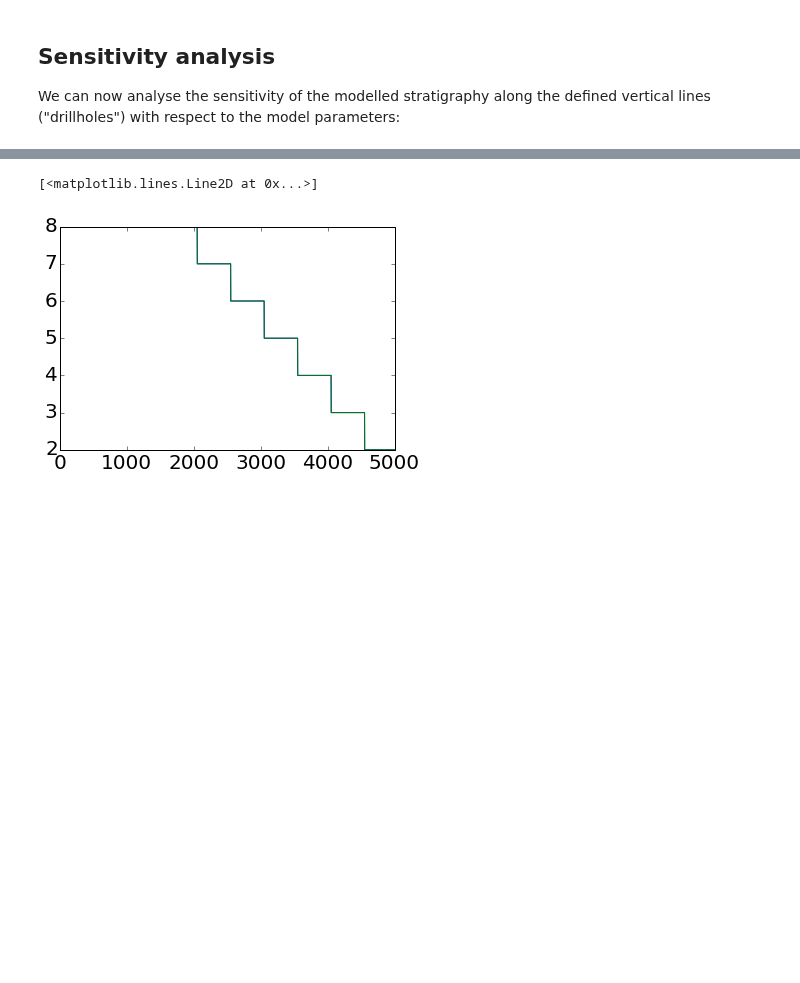
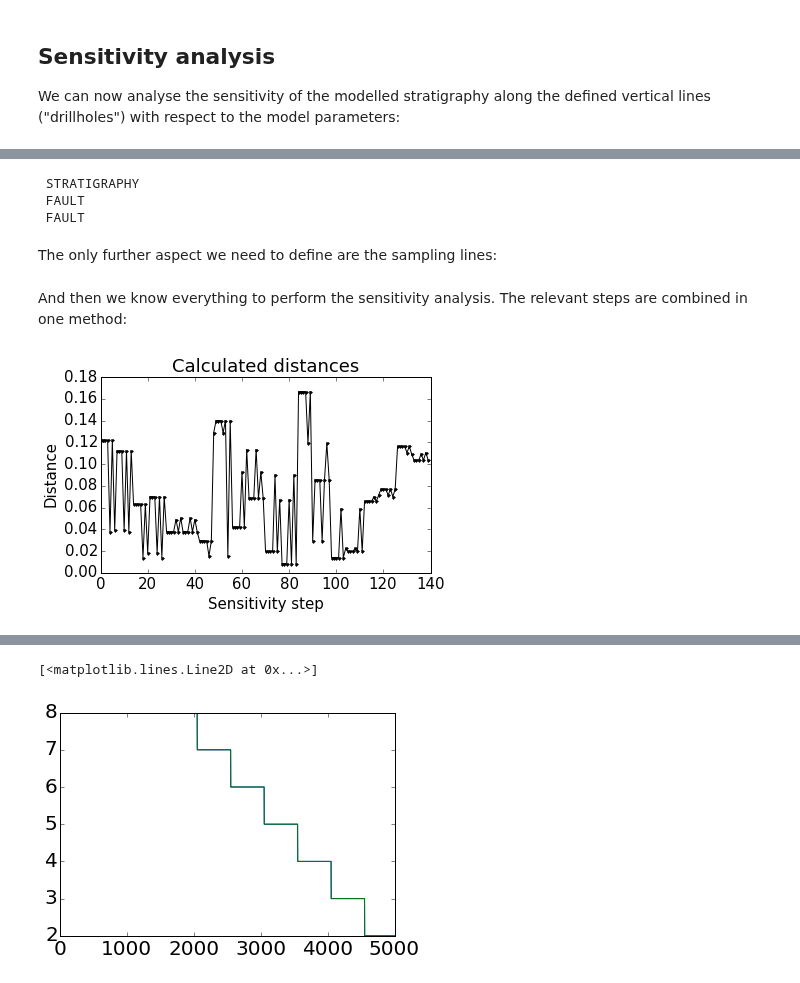
Before and after one commit to cgre-aachen/pynoddy, a Jupyter notebook: docs/notebooks/9-Sensitivity-Analysis.ipynb, the cells around one changed output, grey strips where cells are left out. Saved outputs shown, nothing was run; the diff lists cells and outputs as text; code cells hidden in the pictures; blank space fills up the shorter version.

```diff
--- a/docs/notebooks/9-Sensitivity-Analysis.ipynb
+++ b/docs/notebooks/9-Sensitivity-Analysis.ipynb
@@ -177,0 +195,20 @@ sa.events[3].properties['Dip Direction']
+# %%
+reload(pynoddy.history)
+reload(pynoddy.experiment)
+# Start again with the original model
+his_filename = "two_faults_sensi.his"
+sa = pynoddy.experiment.SensitivityAnalysis(history = his_filename)
+sa.load_parameter_file("params_fault_model.csv")
+# %% [output]
+ STRATIGRAPHY
+ FAULT
+ FAULT
+# %% [markdown]
+The only further aspect we need to define are the sampling lines:
+# %%
+# sa.add_sampling_line(5000, 3500, label = 'centre')
+sa.add_sampling_line(2500, 3500, label = 'left')
+# sa.add_sampling_line(7500, 3500, label = 'right')
+# sa.add_sampling_line(4000, 3500, label = 'compare')
+# %% [markdown]
+And then we know everything to perform the sensitivity analysis. The relevant steps are combined in one method:
@@ -177,0 +217,4 @@ sa.events[3].properties['Dip Direction']
+# %%
+sa.plot_distances()
+# %% [output]
+[figure, added]
```
Also changed, not shown: parts of 15 cells of this notebook, 9 other files.
